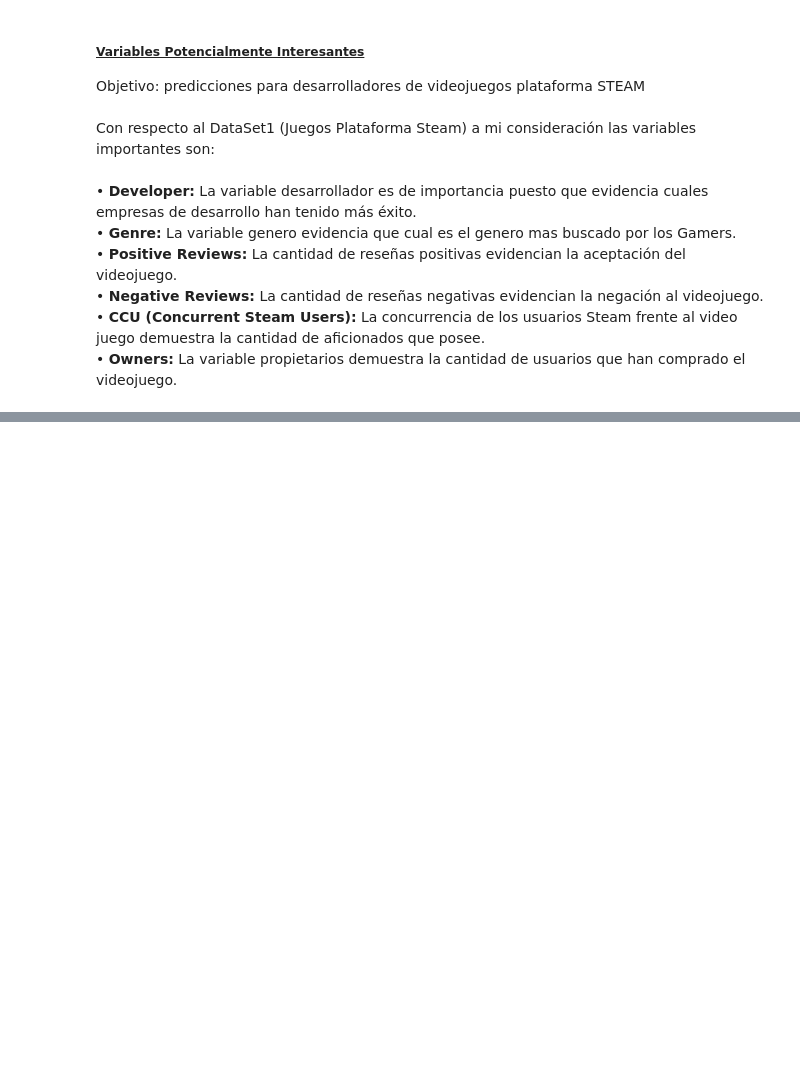
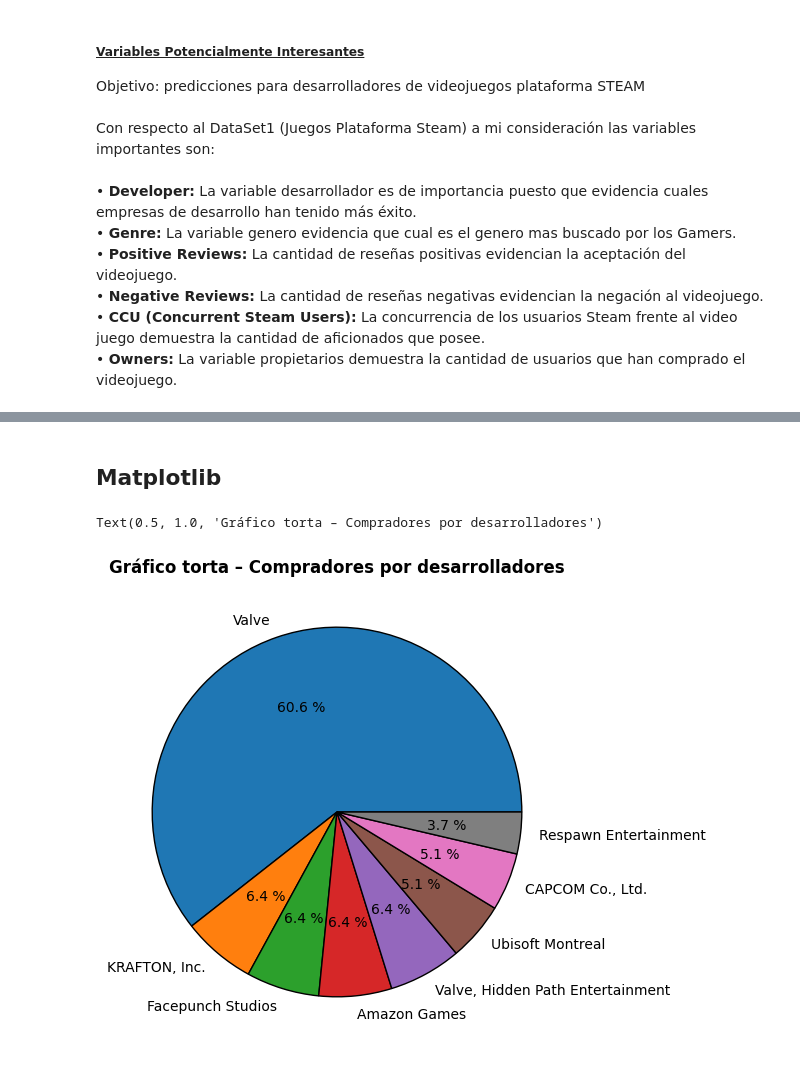
Before and after one commit to JuanC-Pythonista/-Actividad_1-Eleccion_de_Potenciales_DataSets, a Jupyter notebook: Actividad2-Visualizaciones_en_Python.ipynb, the cells around one changed output, grey strips where cells are left out. Saved outputs shown, nothing was run; the diff lists cells and outputs as text; code cells hidden in the pictures; blank space fills up the shorter version.

```diff
--- a/Actividad2-Visualizaciones_en_Python.ipynb
+++ b/Actividad2-Visualizaciones_en_Python.ipynb
@@ -42,0 +14,6 @@ memory usage: 9.3+ MB
+# %%
+#Se remplaza el punto en la columna Owners por “nada” para que los valores sean mas aptos para operaciones
+DataSet["Owners"] = DataSet["Owners"].str.replace(".", "")
+# %%
+#Se cambia el tipo de dato de la variable Owners de Object a Int64 para que sea de tipo numérico
+DataSet["Owners"] = DataSet["Owners"].astype("int64")
@@ -54,0 +67,5 @@ Con respecto al DataSet1 (Juegos Plataforma Steam) a mi consideración las varia
+# %%
+#Para empezar con la visualización de datos primero se deja como index la columna Developers, luego se elimina
+#dicha columna de su posición original para que no se encuentre duplicidad de datos
+DataSet.index = DataSet["Developer"]
+DataSet = DataSet.drop("Developer", axis="columns")
@@ -54,0 +83,7 @@ Con respecto al DataSet1 (Juegos Plataforma Steam) a mi consideración las varia
+# %%
+#Se realiza el primer GroupBy y Sort con la variable Developer y se realiza una sumatoria para ver los valores
+#unificados, por otro lado, se ordenan de manera descendente con la variable Owners y finalmente se muestra la
+#tabla agrupada y ordenada
+DataSetSum0=DataSet.groupby(['Developer'],sort = False).sum()
+DataSetSort0=DataSetSum0.sort_values('Owners', ascending=False)
+DataSetSort0.head(5)
@@ -54,0 +113,15 @@ Con respecto al DataSet1 (Juegos Plataforma Steam) a mi consideración las varia
+# %% [markdown]
+<h2><b>Matplotlib</b></h2>
+# %%
+# Se realiza el primero grafico por medio de la librería Matplotlib que corresponde a un diagrama de torta
+fig, ax = plt.subplots(figsize=(8, 6))
+ax.pie(
+    DataSetSort0["Owners"].head(8),
+    labels= DataSetSort0.head(8).index,
+    autopct="%0.1f %%",
+    wedgeprops={"edgecolor": "black"},
+)
+plt.title('Gráfico torta – Compradores por desarrolladores', size=12,fontweight="bold")
+# %% [output]
+Text(0.5, 1.0, 'Gráfico torta – Compradores por desarrolladores')
+[figure, added]
```
Also changed, not shown: parts of 17 cells of this notebook, 1 other file.
